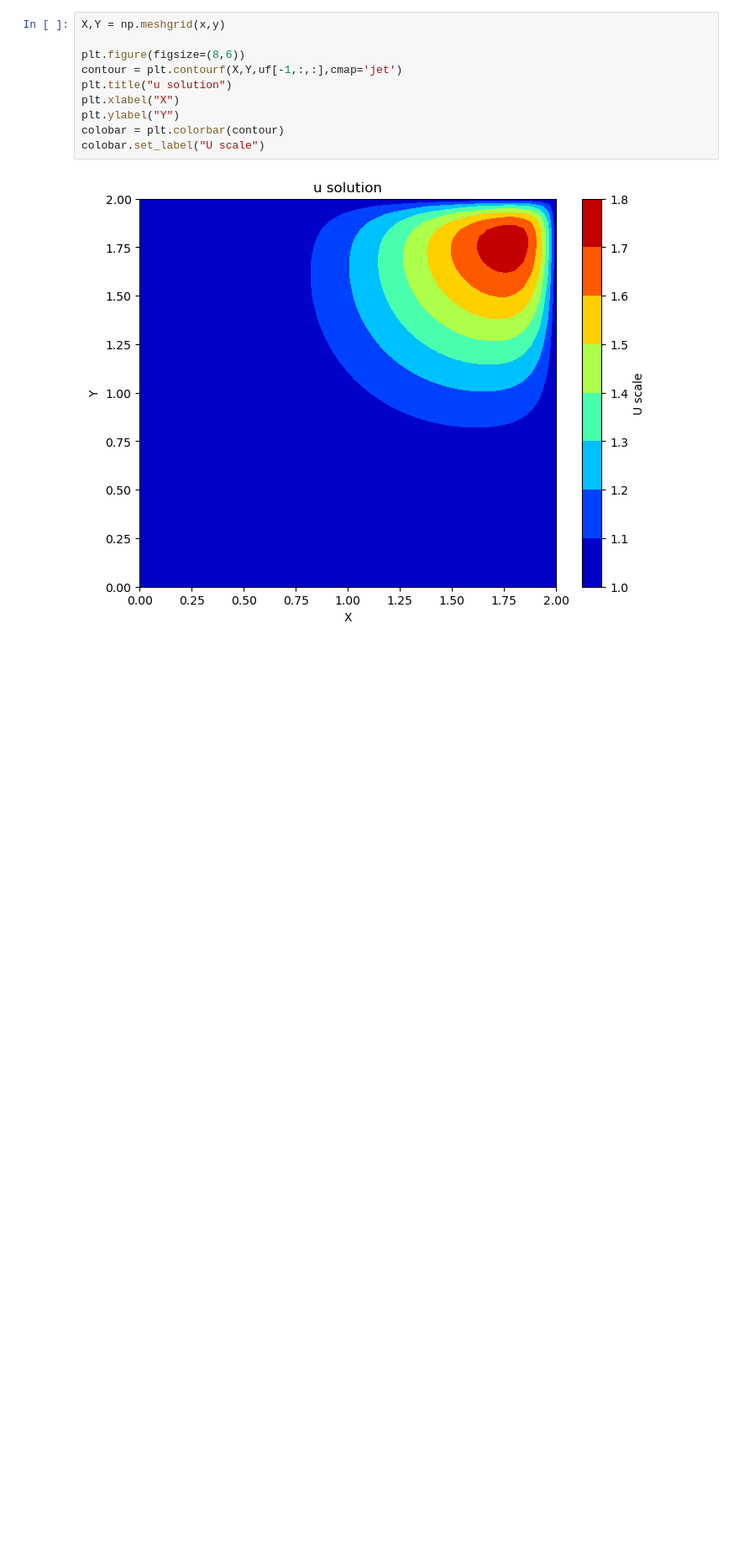
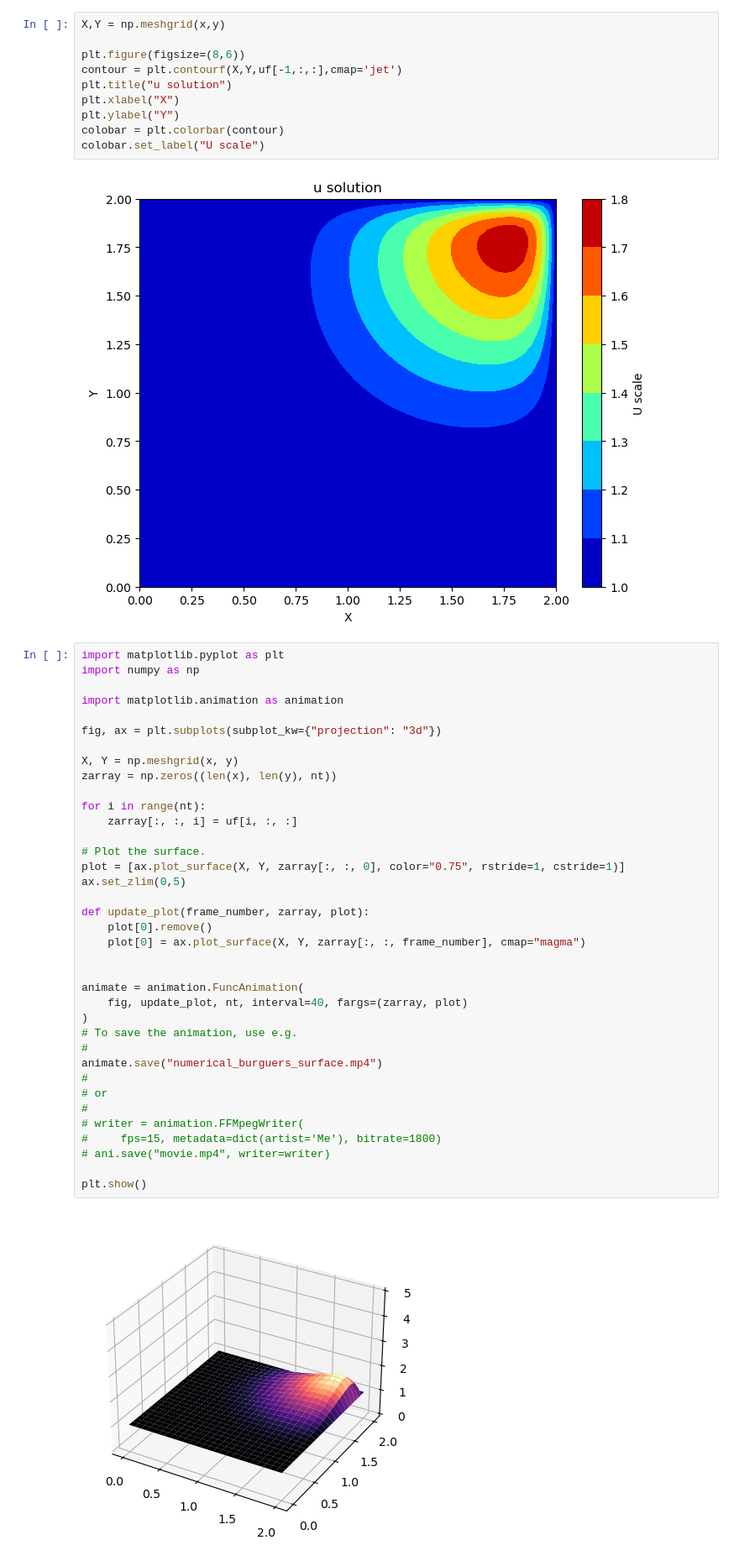
Before and after one commit to Esterci/pin_course, a Jupyter notebook: numerical_burguers_equation.ipynb, the cells around one changed output. Shown at 84% size. Cells and saved outputs as stored; diff of their text form; blank space fills up the shorter version.

```diff
--- a/numerical_burguers_equation.ipynb
+++ b/numerical_burguers_equation.ipynb
@@ -136,3 +136,42 @@ colobar = plt.colorbar(contour)
 colobar.set_label("U scale")
 # %% [output]
 [figure]
+# %%
+import matplotlib.pyplot as plt
+import numpy as np
+
+import matplotlib.animation as animation
+
+fig, ax = plt.subplots(subplot_kw={"projection": "3d"})
+
+X, Y = np.meshgrid(x, y)
+zarray = np.zeros((len(x), len(y), nt))
+
+for i in range(nt):
+    zarray[:, :, i] = uf[i, :, :]
+
+# Plot the surface.
+plot = [ax.plot_surface(X, Y, zarray[:, :, 0], color="0.75", rstride=1, cstride=1)]
+ax.set_zlim(0,5)
+
+def update_plot(frame_number, zarray, plot):
+    plot[0].remove()
+    plot[0] = ax.plot_surface(X, Y, zarray[:, :, frame_number], cmap="magma")
+
+
+animate = animation.FuncAnimation(
+    fig, update_plot, nt, interval=40, fargs=(zarray, plot)
+)
+# To save the animation, use e.g.
+#
+animate.save("numerical_burguers_surface.mp4")
+#
+# or
+#
+# writer = animation.FFMpegWriter(
+#     fps=15, metadata=dict(artist='Me'), bitrate=1800)
+# ani.save("movie.mp4", writer=writer)
+
+plt.show()
+# %% [output]
+[figure, added]
```
Also changed, not shown: parts of 1 cell of this notebook, 2 other files.
